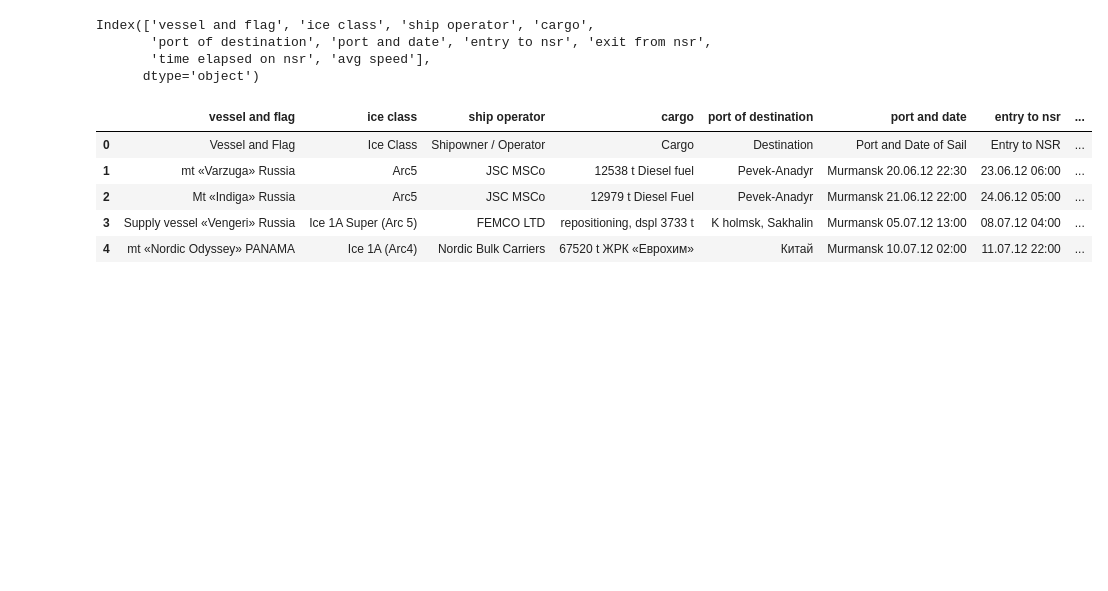
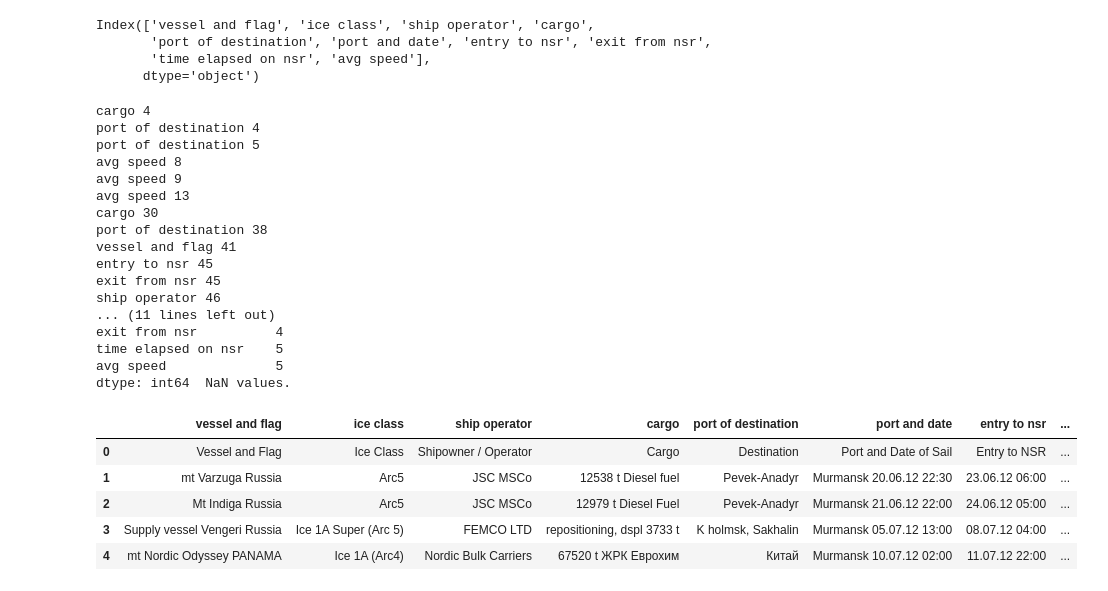
Before and after one commit to csmith454/nsr-project, a Jupyter notebook: nsr_data_wrangling.ipynb, the cells around one changed output. Saved outputs shown, nothing was run; the diff lists cells and outputs as text; code cells hidden in the pictures; blank space fills up the shorter version.

Commit message:
Added more to basic cleaning function and debugged it

```diff
--- a/nsr_data_wrangling.ipynb
+++ b/nsr_data_wrangling.ipynb
@@ -27,15 +27,18 @@ while curr_y <= max_y:
 # def functions to do some basic cleanup
 def basic_clean(df):
     df = df.replace('\n',' ', regex=True)
-
+    df = df.replace(['«','»'], ' ',regex=True)
 
     n=0
-    try:
-        df.str.encode('ascii')
-    except UnicodeEncodeError as err:
-        n+=1
+    for row_index, row in df.iterrows():
+        for col_name, cell_val in row.items():
+            if df[col_name].dtype == object:
+                if not str(cell_val).isascii():
+                    n+=1
+                    print(col_name,row_index)
+    print('New line characters have been removed. Detected', n, 'cells with non-ASCII characters.\nDetected ',df.isnull().sum(),)
 
-    print('DataFrame has been cleaned. Detected', n, 'non-ASCII characters')
+    return df
 # %% [markdown]
 ##### Set up column standardization
 # %%
@@ -211,16 +222,32 @@ Index(['vessel and flag', 'ice class', 'ship operator', 'cargo',
        'time elapsed on nsr', 'avg speed'],
       dtype='object')
 # %%
-df_2012.replace('\n',' ',regex=True,inplace=True)
-df_2012.replace(['«','»'], ["'","'"], regex = False,inplace=True)
+df_2012 = basic_clean(df_2012)
 df_2012.head()
 # %% [output]
+cargo 4
+port of destination 4
+port of destination 5
+avg speed 8
+avg speed 9
+avg speed 13
+cargo 30
+port of destination 38
+vessel and flag 41
+entry to nsr 45
+exit from nsr 45
+ship operator 46
+... (11 lines left out)
+exit from nsr          4
+time elapsed on nsr    5
+avg speed              5
+dtype: int64  NaN values.
 |  | vessel and flag | ice class | ship operator | cargo | port of destination | port and date | entry to nsr | ... |
 | 0 | Vessel and Flag | Ice Class | Shipowner / Operator | Cargo | Destination | Port and Date of Sail | Entry to NSR | ... |
-| 1 | mt «Varzuga» Russia | Arc5 | JSC MSCo | 12538 t Diesel fuel | Pevek-Anadyr | Murmansk 20.06.12 22:30 | 23.06.12 06:00 | ... |
-| 2 | Mt «Indiga» Russia | Arc5 | JSC MSCo | 12979 t Diesel Fuel | Pevek-Anadyr | Murmansk 21.06.12 22:00 | 24.06.12 05:00 | ... |
-| 3 | Supply vessel «Vengeri» Russia | Ice 1A Super (Arc 5) | FEMCO LTD | repositioning, dspl 3733 t | K holmsk, Sakhalin | Murmansk 05.07.12 13:00 | 08.07.12 04:00 | ... |
-| 4 | mt «Nordic Odyssey» PANAMA | Ice 1A (Arc4) | Nordic Bulk Carriers | 67520 t ЖРК «Еврохим» | Китай | Murmansk 10.07.12 02:00 | 11.07.12 22:00 | ... |
+| 1 | mt Varzuga Russia | Arc5 | JSC MSCo | 12538 t Diesel fuel | Pevek-Anadyr | Murmansk 20.06.12 22:30 | 23.06.12 06:00 | ... |
+| 2 | Mt Indiga Russia | Arc5 | JSC MSCo | 12979 t Diesel Fuel | Pevek-Anadyr | Murmansk 21.06.12 22:00 | 24.06.12 05:00 | ... |
+| 3 | Supply vessel Vengeri Russia | Ice 1A Super (Arc 5) | FEMCO LTD | repositioning, dspl 3733 t | K holmsk, Sakhalin | Murmansk 05.07.12 13:00 | 08.07.12 04:00 | ... |
+| 4 | mt Nordic Odyssey PANAMA | Ice 1A (Arc4) | Nordic Bulk Carriers | 67520 t ЖРК Еврохим | Китай | Murmansk 10.07.12 02:00 | 11.07.12 22:00 | ... |
 # %%
 df_2012 = df_2012[1:]
 df_2012.reset_index(inplace=True)
```
Also changed, not shown: parts of 7 cells of this notebook.
